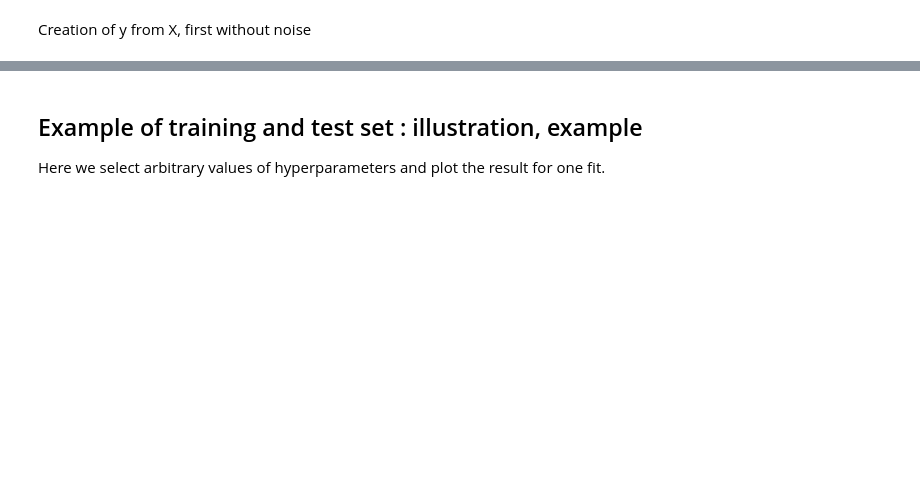
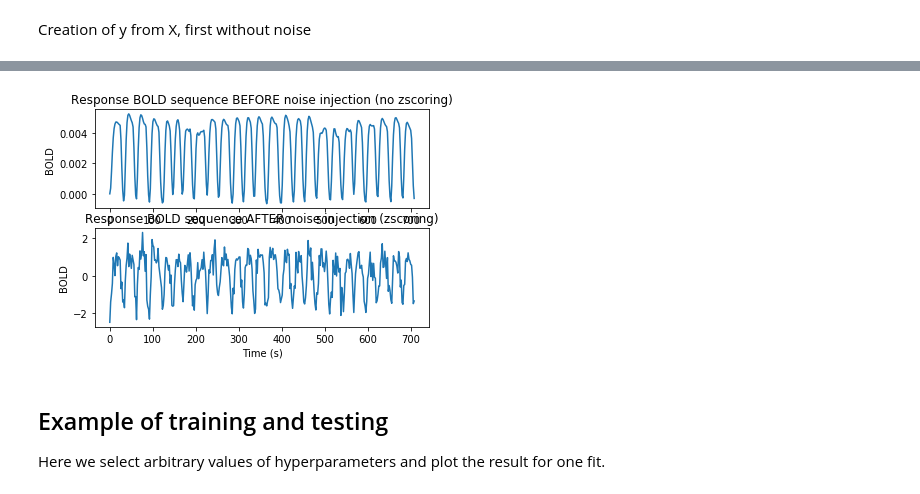
Before and after one commit to sebastiendemortain/neural-coding-of-probabilities, a Jupyter notebook: simulation_results.ipynb, the cells around one changed output, grey strips where cells are left out. Saved outputs shown, nothing was run; the diff lists cells and outputs as text; code cells hidden in the pictures; blank space fills up the shorter version.

```diff
--- a/simulation_results.ipynb
+++ b/simulation_results.ipynb
@@ -85,7 +98,7 @@ distrib_type = 'HMM'
 [p1g2_dist_array, p1g2_mu_array, p1g2_sd_array] = neural_proba.import_distrib_param(n_subjects, n_sessions, n_stimuli,
                                                                                       distrib_type)
 # SNR as defined by ||signal||²/(||signal||²+||noise||²)
-snr = 0.1
+snr = 0.8
 
 # Type of regression
 regr = linear_model.LinearRegression(n_jobs=-1)
@@ -321,4 +362,31 @@ for k_fit_scheme, k_true_N, fraction_counter, k_subject, k_session in itertools.
+# %%
+# Plot y before and after noise injection
+k_scheme = 0
+k_true_N = 0
+k_fraction = 0
+k_subject = 0
+k_session = 0
+
+y1_plot = copy.deepcopy(y_without_noise[k_scheme][k_true_N][k_fraction][k_subject][k_session])
+y2_plot = copy.deepcopy(yz[k_scheme][k_true_N][k_fraction][k_subject][k_session])
+
+fig = plt.figure()
+ax1 = fig.add_subplot(211)
+ax1.plot(np.linspace(0, between_scans_time*len(y1_plot), len(y1_plot)), y1_plot)
+ax1.set_xlabel('Time (s)')
+ax1.set_ylabel('BOLD')
+ax1.set_title('Response BOLD sequence BEFORE noise injection (no zscoring)')
+
+ax2 = fig.add_subplot(212)
+ax2.plot(np.linspace(0, between_scans_time*len(y2_plot), len(y2_plot)), y2_plot)
+ax2.set_xlabel('Time (s)')
+ax2.set_ylabel('BOLD')
+ax2.set_title('Response BOLD sequence AFTER noise injection (zscoring)')
+
+plt.show()
+# %% [output]
+[figure, added]
 # %% [markdown]
-## Example of training and test set : illustration, example
+## Example of training and testing
 
 Here we select arbitrary values of hyperparameters and plot the result for one fit.
```
Also changed, not shown: parts of 11 cells of this notebook.
